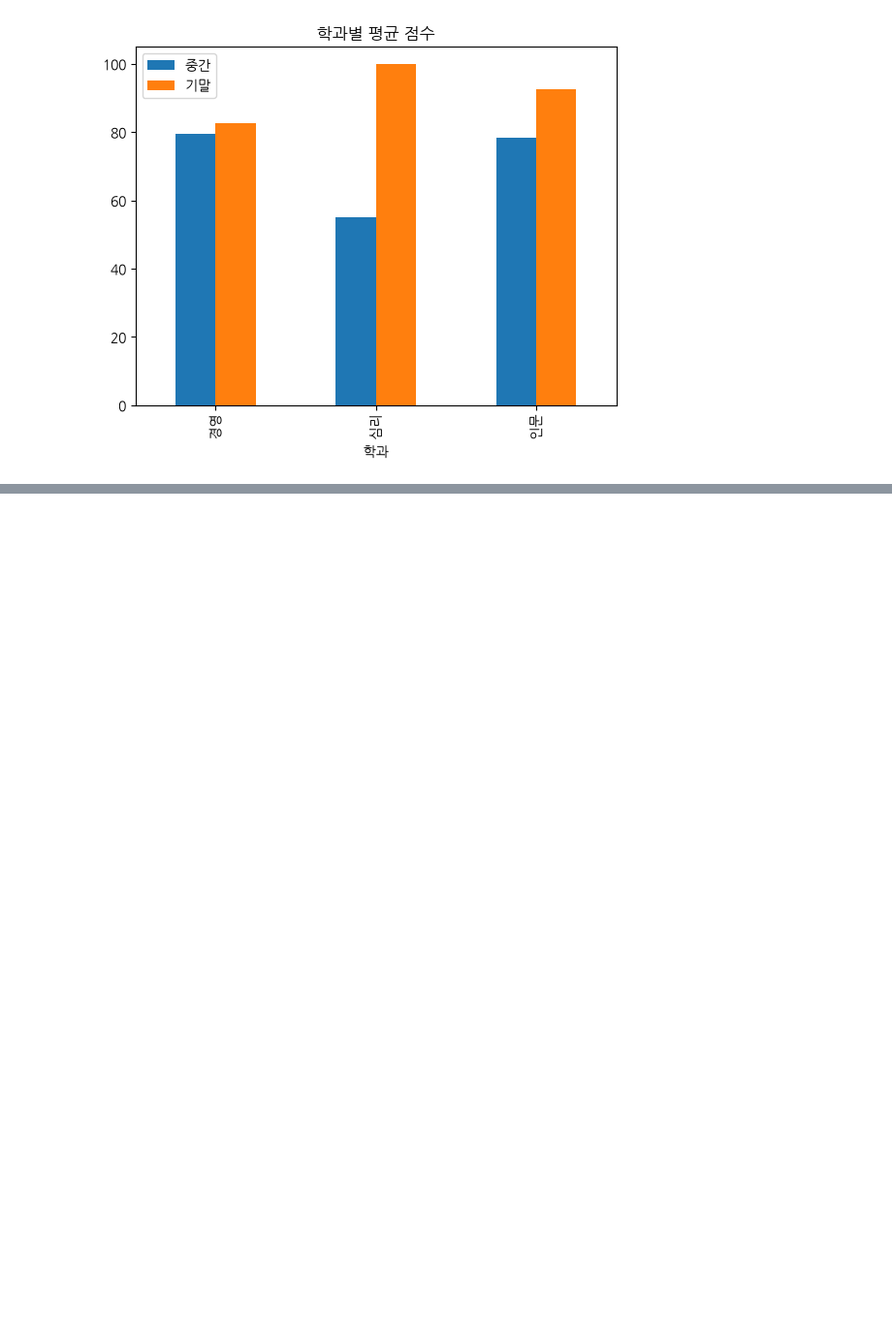
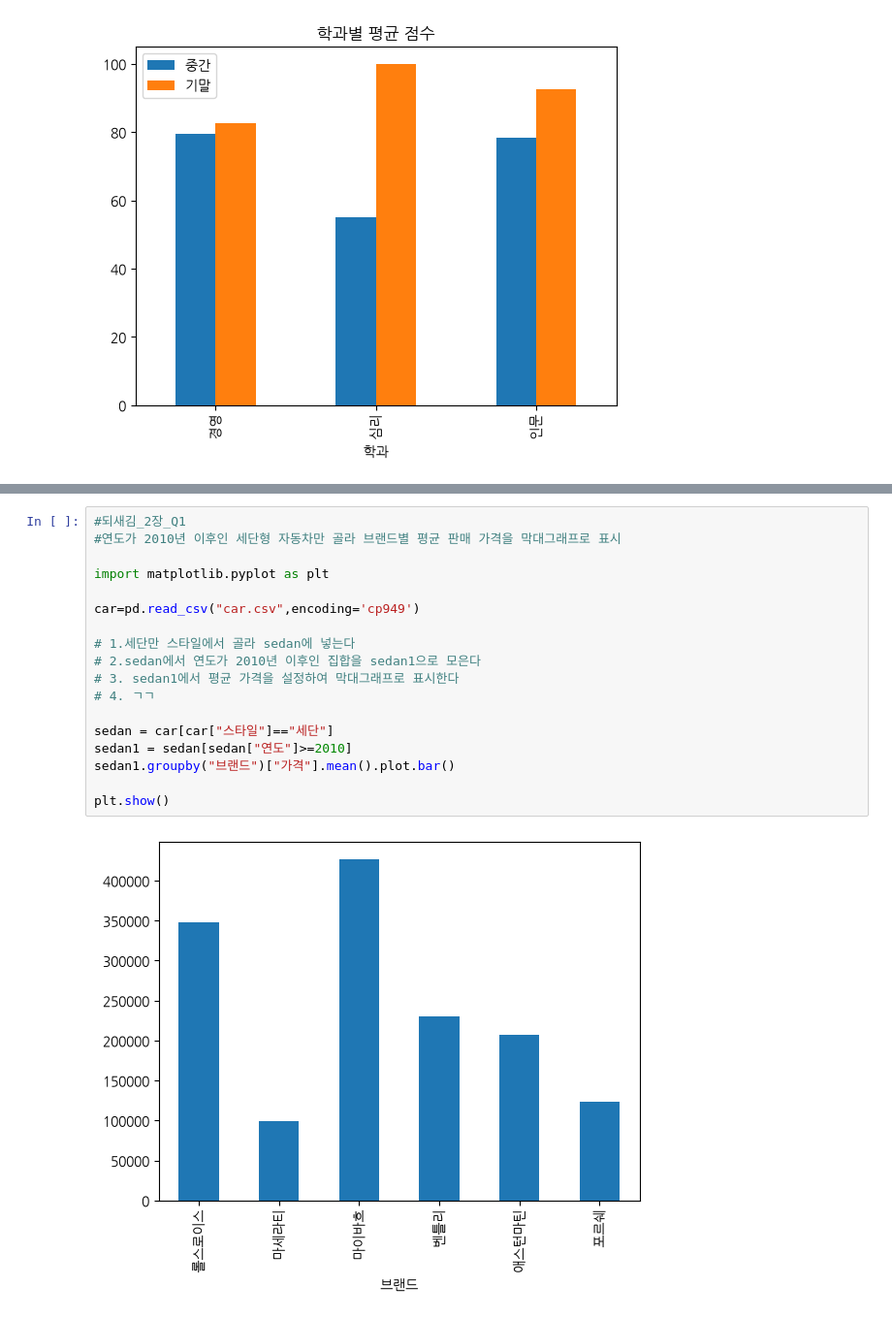
Before and after one commit to Aranica/BIOPYTHON_BOOK, a Jupyter notebook: 머신러닝과 딥러닝/Chapter_2.ipynb, the cells around one changed output, grey strips where cells are left out. Shown at 97% size. Saved outputs shown, nothing was run; the diff lists cells and outputs as text; blank space fills up the shorter version.

```diff
--- a/머신러닝과 딥러닝/Chapter_2.ipynb
+++ b/머신러닝과 딥러닝/Chapter_2.ipynb
@@ -313,0 +589,20 @@ plt.show()
+# %%
+#되새김_2장_Q1
+#연도가 2010년 이후인 세단형 자동차만 골라 브랜드별 평균 판매 가격을 막대그래프로 표시
+
+import matplotlib.pyplot as plt
+
+car=pd.read_csv("car.csv",encoding='cp949')
+
+# 1.세단만 스타일에서 골라 sedan에 넣는다
+# 2.sedan에서 연도가 2010년 이후인 집합을 sedan1으로 모은다
+# 3. sedan1에서 평균 가격을 설정하여 막대그래프로 표시한다
+# 4. ㄱㄱ
+
+sedan = car[car["스타일"]=="세단"]
+sedan1 = sedan[sedan["연도"]>=2010]
+sedan1.groupby("브랜드")["가격"].mean().plot.bar()
+
+plt.show()
+# %% [output]
+[figure, added]
```
Also changed, not shown: parts of 14 cells of this notebook, 3 other files.
